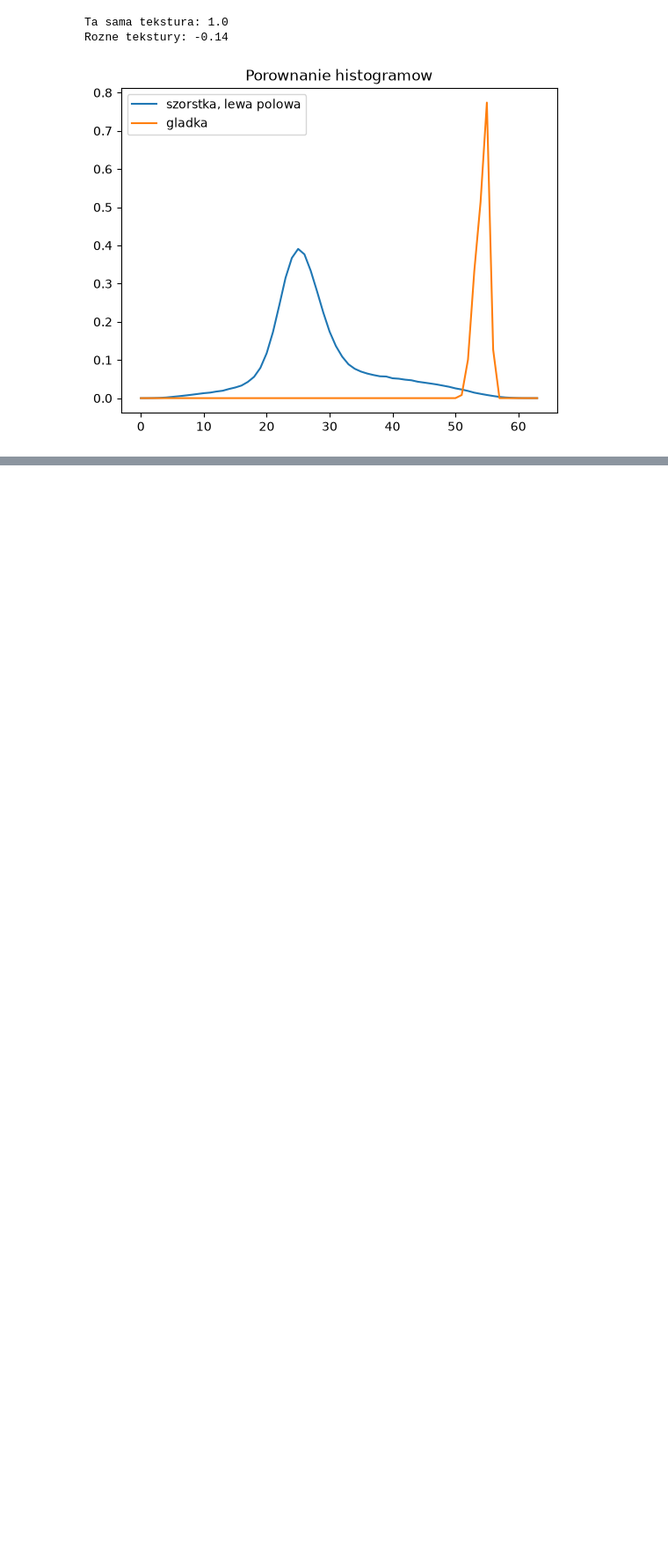
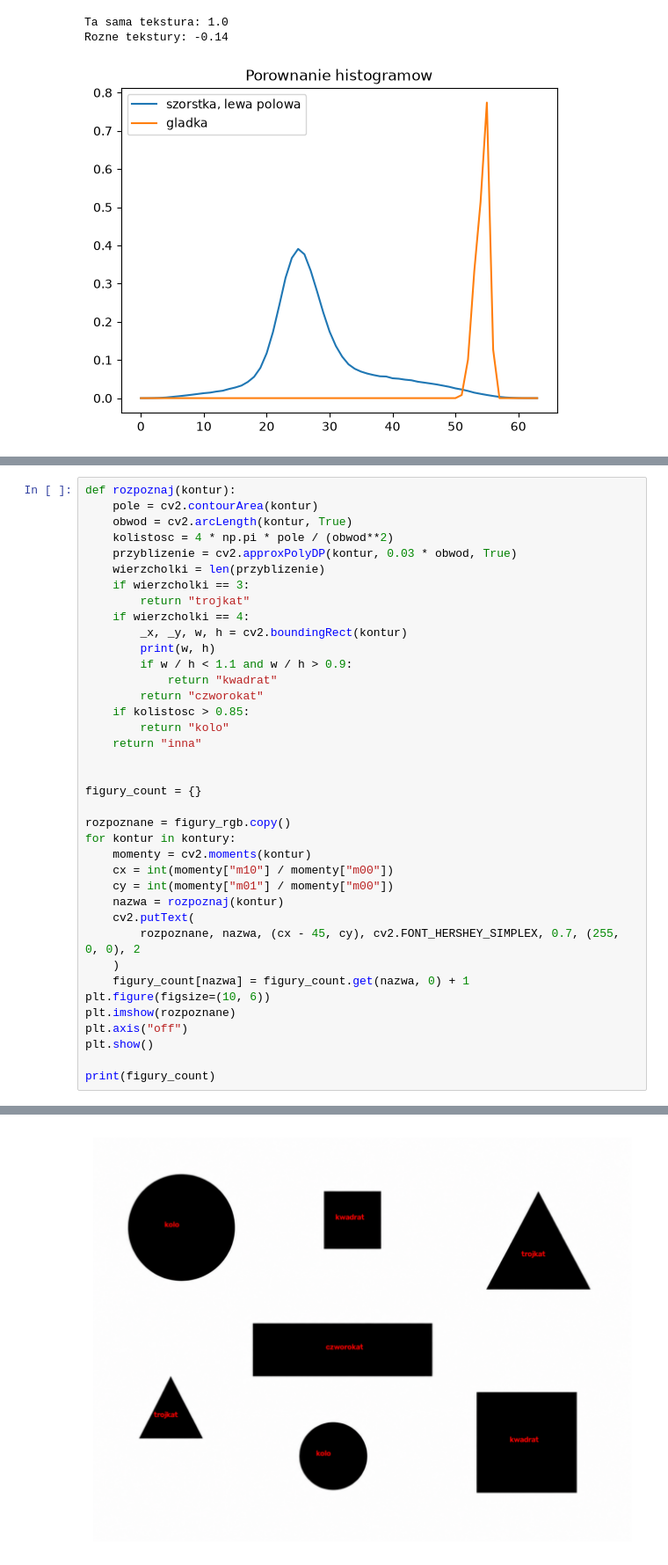
Before and after one commit to DScraftPL/machineVision, a Jupyter notebook: lab05_vision.ipynb, the cells around one changed output, grey strips where cells are left out. Shown at 88% size. Drawn from its saved outputs; the diff is of its cells as text; blank space fills up the shorter version.

```diff
--- a/lab05_vision.ipynb
+++ b/lab05_vision.ipynb
@@ -154,0 +366,39 @@ Rozne tekstury: -0.14
+# %%
+def rozpoznaj(kontur):
+    pole = cv2.contourArea(kontur)
+    obwod = cv2.arcLength(kontur, True)
+    kolistosc = 4 * np.pi * pole / (obwod**2)
+    przyblizenie = cv2.approxPolyDP(kontur, 0.03 * obwod, True)
+    wierzcholki = len(przyblizenie)
+    if wierzcholki == 3:
+        return "trojkat"
+    if wierzcholki == 4:
+        _x, _y, w, h = cv2.boundingRect(kontur)
+        print(w, h)
+        if w / h < 1.1 and w / h > 0.9:
+            return "kwadrat"
+        return "czworokat"
+    if kolistosc > 0.85:
+        return "kolo"
+    return "inna"
+
+
+figury_count = {}
+
+rozpoznane = figury_rgb.copy()
+for kontur in kontury:
+    momenty = cv2.moments(kontur)
+    cx = int(momenty["m10"] / momenty["m00"])
+    cy = int(momenty["m01"] / momenty["m00"])
+    nazwa = rozpoznaj(kontur)
+    cv2.putText(
+        rozpoznane, nazwa, (cx - 45, cy), cv2.FONT_HERSHEY_SIMPLEX, 0.7, (255, 0, 0), 2
+    )
+    figury_count[nazwa] = figury_count.get(nazwa, 0) + 1
+plt.figure(figsize=(10, 6))
+plt.imshow(rozpoznane)
+plt.axis("off")
+plt.show()
+
+print(figury_count)
+# %% [output]
@@ -154,0 +408 @@ Rozne tekstury: -0.14
+[figure, added]
```
Also changed, not shown: parts of 12 cells of this notebook, 1 other file.
